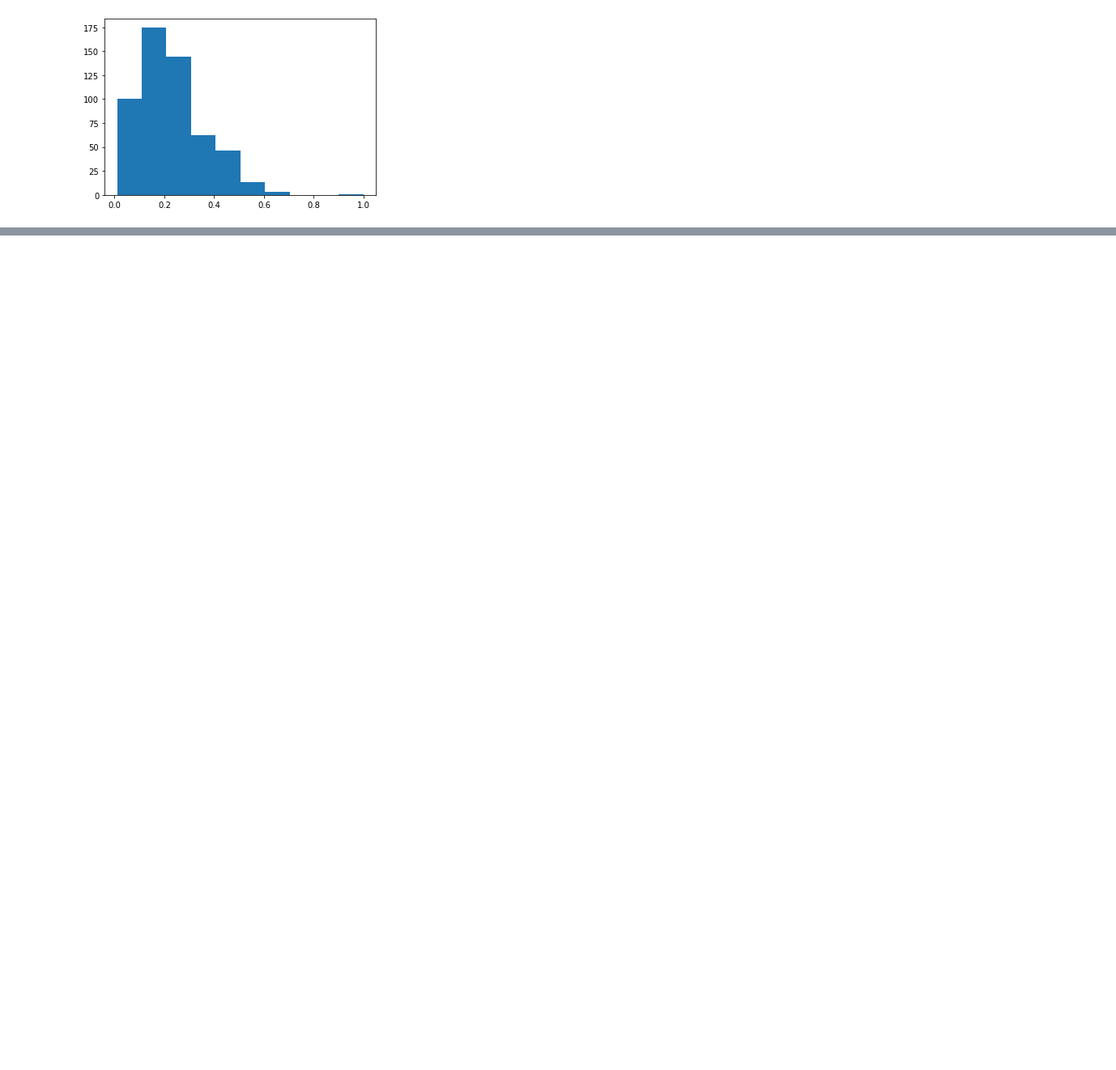
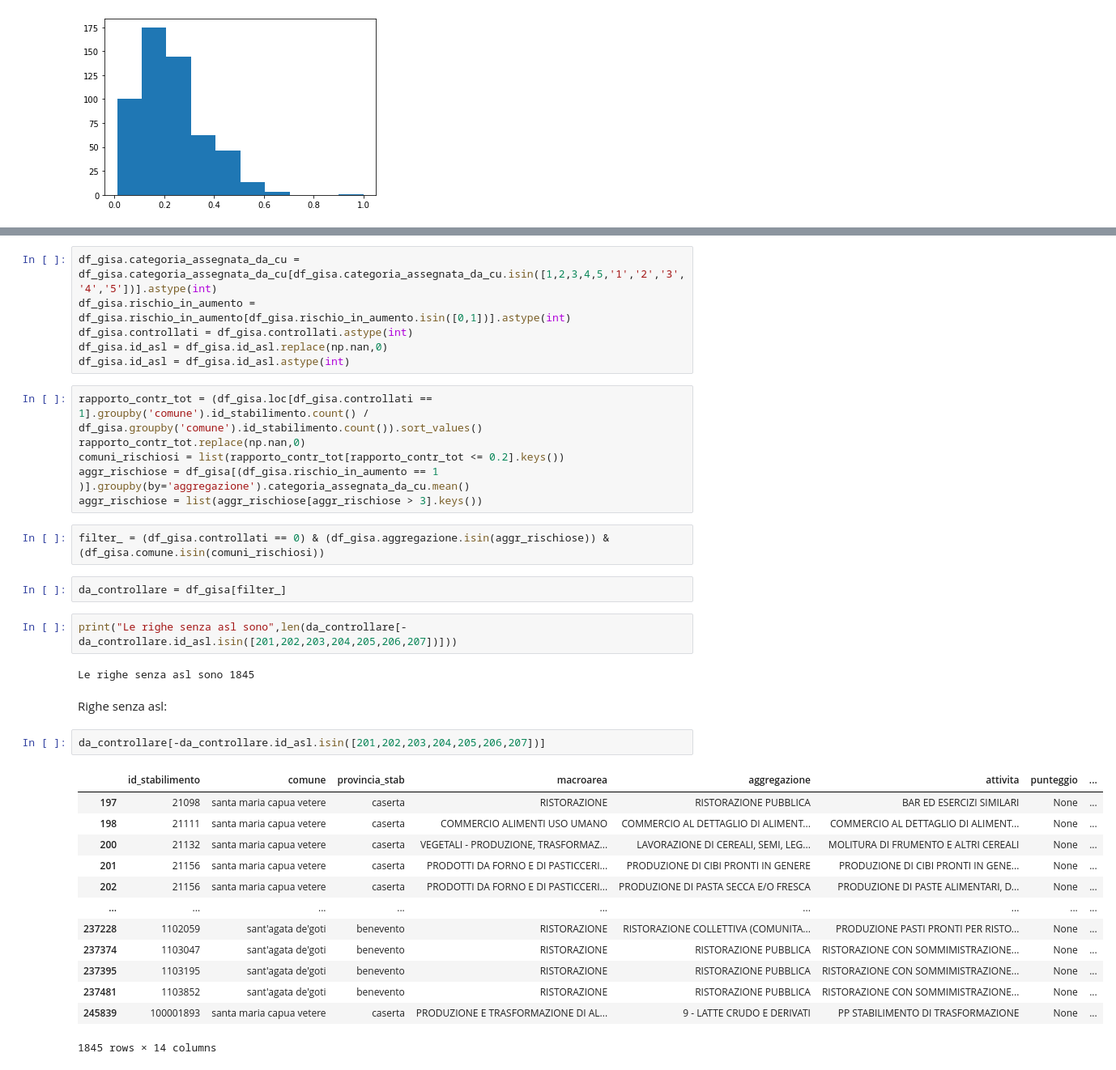
Before and after one commit to francescovjtale/gisa, a Jupyter notebook: gisa.ipynb, the cells around one changed output, grey strips where cells are left out. Shown at 81% size. Saved outputs shown, nothing was run; the diff lists cells and outputs as text; blank space fills up the shorter version.

```diff
--- a/gisa.ipynb
+++ b/gisa.ipynb
@@ -391,0 +449,38 @@ mypercentile(100,np.array(round(rapporto_contr_tot.dropna(),2)))
+# %%
+df_gisa.categoria_assegnata_da_cu = df_gisa.categoria_assegnata_da_cu[df_gisa.categoria_assegnata_da_cu.isin([1,2,3,4,5,'1','2','3','4','5'])].astype(int)
+df_gisa.rischio_in_aumento = df_gisa.rischio_in_aumento[df_gisa.rischio_in_aumento.isin([0,1])].astype(int)
+df_gisa.controllati = df_gisa.controllati.astype(int)
+df_gisa.id_asl = df_gisa.id_asl.replace(np.nan,0)
+df_gisa.id_asl = df_gisa.id_asl.astype(int)
+# %%
+rapporto_contr_tot = (df_gisa.loc[df_gisa.controllati == 1].groupby('comune').id_stabilimento.count() / df_gisa.groupby('comune').id_stabilimento.count()).sort_values()
+rapporto_contr_tot.replace(np.nan,0)
+comuni_rischiosi = list(rapporto_contr_tot[rapporto_contr_tot <= 0.2].keys())
+aggr_rischiose = df_gisa[(df_gisa.rischio_in_aumento == 1 )].groupby(by='aggregazione').categoria_assegnata_da_cu.mean()
+aggr_rischiose = list(aggr_rischiose[aggr_rischiose > 3].keys())
+# %%
+filter_ = (df_gisa.controllati == 0) & (df_gisa.aggregazione.isin(aggr_rischiose)) & (df_gisa.comune.isin(comuni_rischiosi))
+# %%
+da_controllare = df_gisa[filter_]
+# %%
+print("Le righe senza asl sono",len(da_controllare[-da_controllare.id_asl.isin([201,202,203,204,205,206,207])]))
+# %% [output]
+Le righe senza asl sono 1845
+# %% [markdown]
+Righe senza asl:
+# %%
+da_controllare[-da_controllare.id_asl.isin([201,202,203,204,205,206,207])]
+# %% [output]
+|  | id_stabilimento | comune | provincia_stab | macroarea | aggregazione | attivita | punteggio | ... |
+| 197 | 21098 | santa maria capua vetere | caserta | RISTORAZIONE | RISTORAZIONE PUBBLICA | BAR ED ESERCIZI SIMILARI | None | ... |
+| 198 | 21111 | santa maria capua vetere | caserta | COMMERCIO ALIMENTI USO UMANO | COMMERCIO AL DETTAGLIO DI ALIMENT... | COMMERCIO AL DETTAGLIO DI ALIMENT... | None | ... |
+| 200 | 21132 | santa maria capua vetere | caserta | VEGETALI - PRODUZIONE, TRASFORMAZ... | LAVORAZIONE DI CEREALI, SEMI, LEG... | MOLITURA DI FRUMENTO E ALTRI CEREALI | None | ... |
+| 201 | 21156 | santa maria capua vetere | caserta | PRODOTTI DA FORNO E DI PASTICCERI... | PRODUZIONE DI CIBI PRONTI IN GENERE | PRODUZIONE DI CIBI PRONTI IN GENE... | None | ... |
+| 202 | 21156 | santa maria capua vetere | caserta | PRODOTTI DA FORNO E DI PASTICCERI... | PRODUZIONE DI PASTA SECCA E/O FRESCA | PRODUZIONE DI PASTE ALIMENTARI, D... | None | ... |
+| ... | ... | ... | ... | ... | ... | ... | ... | ... |
+| 237228 | 1102059 | sant'agata de'goti | benevento | RISTORAZIONE | RISTORAZIONE COLLETTIVA (COMUNITA... | PRODUZIONE PASTI PRONTI PER RISTO... | None | ... |
+| 237374 | 1103047 | sant'agata de'goti | benevento | RISTORAZIONE | RISTORAZIONE PUBBLICA | RISTORAZIONE CON SOMMIMISTRAZIONE... | None | ... |
+| 237395 | 1103195 | sant'agata de'goti | benevento | RISTORAZIONE | RISTORAZIONE PUBBLICA | RISTORAZIONE CON SOMMIMISTRAZIONE... | None | ... |
+| 237481 | 1103852 | sant'agata de'goti | benevento | RISTORAZIONE | RISTORAZIONE PUBBLICA | RISTORAZIONE CON SOMMIMISTRAZIONE... | None | ... |
+| 245839 | 100001893 | santa maria capua vetere | caserta | PRODUZIONE E TRASFORMAZIONE DI AL... | 9 - LATTE CRUDO E DERIVATI | PP STABILIMENTO DI TRASFORMAZIONE | None | ... |
+1845 rows × 14 columns
```
Also changed, not shown: parts of 10 cells of this notebook, 1 other file.
